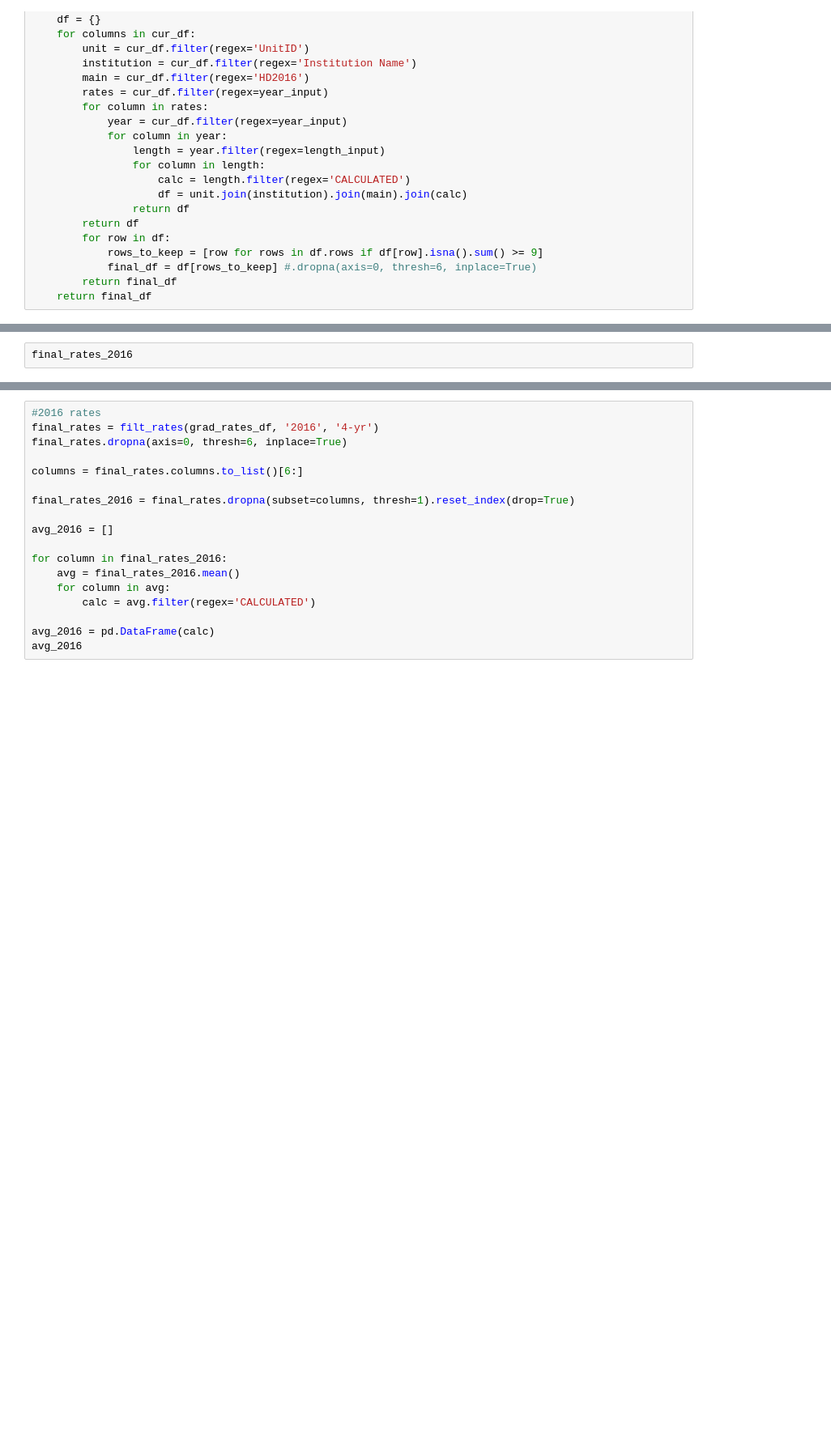
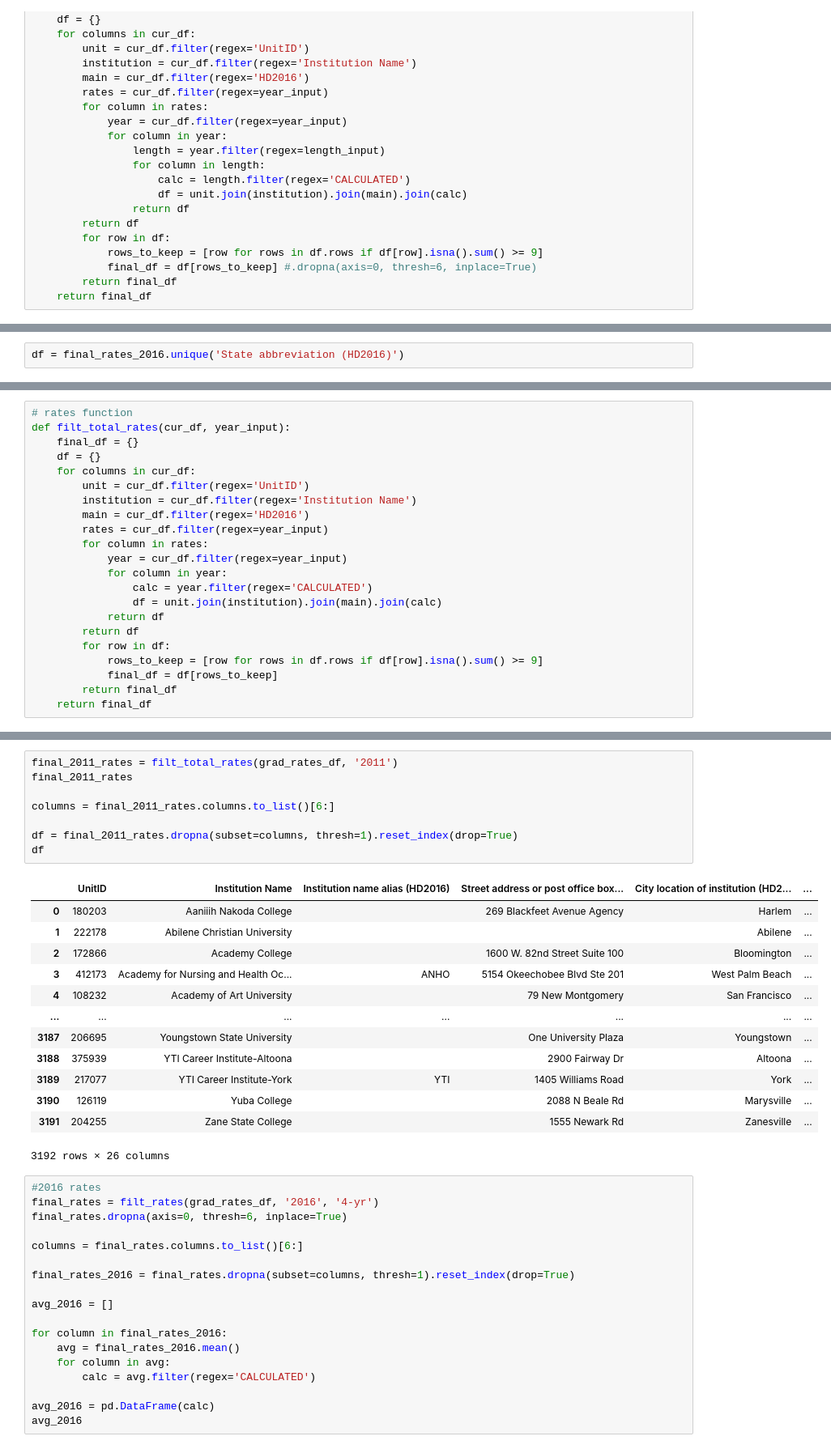
Before and after one commit to mthalken/Tuition_Analysis, a Jupyter notebook: cleaning_csv's.ipynb, the cells around one changed output, grey strips where cells are left out. Shown: that part at 81% size. Cells and saved outputs as stored; diff of their text form; blank space fills up the shorter version.

```diff
--- a/cleaning_csv's.ipynb
+++ b/cleaning_csv's.ipynb
@@ -300,3 +350,3 @@ final_rates_2016 = final_rates.dropna(subset=columns, thresh=1).reset_index(drop
 # %%
-final_rates_2016
+df = final_rates_2016.unique('State abbreviation (HD2016)')
 # %% [output]
@@ -349,0 +386,22 @@ avg_2016
+# %%
+# rates function
+def filt_total_rates(cur_df, year_input):
+    final_df = {}
+    df = {}
+    for columns in cur_df:
+        unit = cur_df.filter(regex='UnitID')
+        institution = cur_df.filter(regex='Institution Name')
+        main = cur_df.filter(regex='HD2016')
+        rates = cur_df.filter(regex=year_input)
+        for column in rates:
+            year = cur_df.filter(regex=year_input)
+            for column in year:
+                calc = year.filter(regex='CALCULATED')
+                df = unit.join(institution).join(main).join(calc)
+            return df
+        return df
+        for row in df:
+            rows_to_keep = [row for rows in df.rows if df[row].isna().sum() >= 9]
+            final_df = df[rows_to_keep]
+        return final_df
+    return final_df
@@ -350,3 +425,25 @@ avg_2016
+# %%
+final_2011_rates = filt_total_rates(grad_rates_df, '2011')
+final_2011_rates
+
+columns = final_2011_rates.columns.to_list()[6:]
+
+df = final_2011_rates.dropna(subset=columns, thresh=1).reset_index(drop=True)
+df
+# %% [output]
+|  | UnitID | Institution Name | Institution name alias (HD2016) | Street address or post office box... | City location of institution (HD2... | ... |
+| 0 | 180203 | Aaniiih Nakoda College |  | 269 Blackfeet Avenue Agency | Harlem | ... |
+| 1 | 222178 | Abilene Christian University |  |  | Abilene | ... |
+| 2 | 172866 | Academy College |  | 1600 W. 82nd Street Suite 100 | Bloomington | ... |
+| 3 | 412173 | Academy for Nursing and Health Oc... | ANHO | 5154 Okeechobee Blvd Ste 201 | West Palm Beach | ... |
+| 4 | 108232 | Academy of Art University |  | 79 New Montgomery | San Francisco | ... |
+| ... | ... | ... | ... | ... | ... | ... |
+| 3187 | 206695 | Youngstown State University |  | One University Plaza | Youngstown | ... |
+| 3188 | 375939 | YTI Career Institute-Altoona |  | 2900 Fairway Dr | Altoona | ... |
+| 3189 | 217077 | YTI Career Institute-York | YTI | 1405 Williams Road | York | ... |
+| 3190 | 126119 | Yuba College |  | 2088 N Beale Rd | Marysville | ... |
+| 3191 | 204255 | Zane State College |  | 1555 Newark Rd | Zanesville | ... |
+3192 rows × 26 columns
 # %%
 #2016 rates
 final_rates = filt_rates(grad_rates_df, '2016', '4-yr')
```
Also changed, not shown: parts of 20 cells of this notebook, 26 other files.
